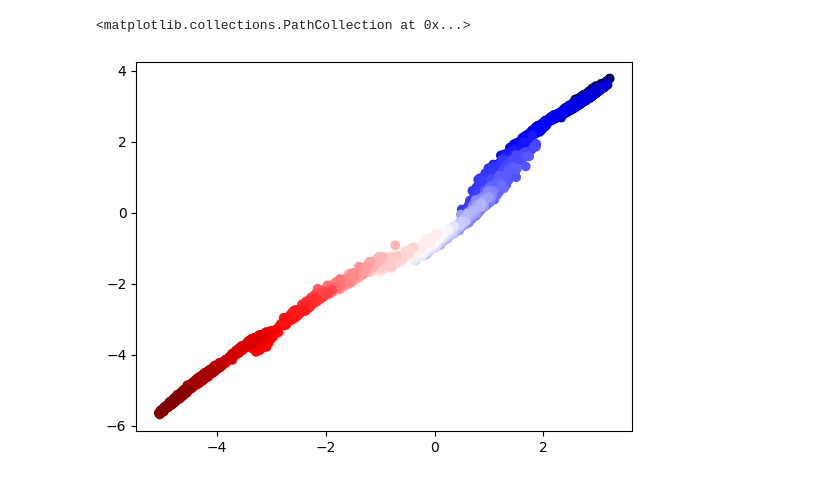
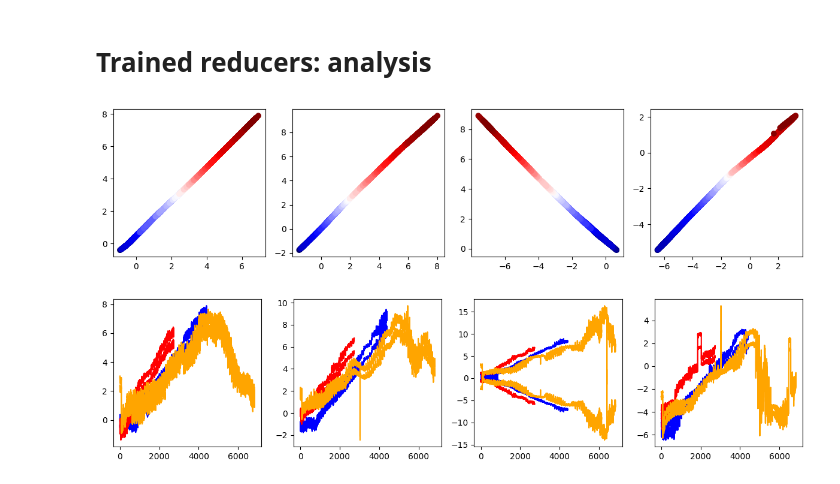
Before and after one commit to eduardocoraca/transmission-tower-monitoring, a Jupyter notebook: notebooks/8_metric_learning.ipynb, the cells around one changed output. Saved outputs shown, nothing was run; the diff lists cells and outputs as text; code cells hidden in the pictures.

```diff
--- a/notebooks/8_metric_learning.ipynb
+++ b/notebooks/8_metric_learning.ipynb
@@ -107,5 +82,0 @@ y = fr.transform(x_wpt)
-# %%
-plt.scatter(y[:,0], y[:,1], c=time, cmap="seismic")
-# %% [output]
-<matplotlib.collections.PathCollection at 0x...>
-[figure, removed]
@@ -119,0 +83,2 @@ for cable in range(1,5):
+# %% [markdown]
+# Trained reducers: analysis
@@ -119,0 +99,59 @@ for cable in range(1,5):
+# %%
+possible_levels = [4]
+possible_cables = [1,2,3,4]
+
+features_per_cable = {}
+
+reduced_train_data = {
+    f"c{cable}": {} for cable in possible_cables
+}
+reduced_valid_data = {
+    f"c{cable}": {} for cable in possible_cables
+}
+reduced_test_data = {
+    f"c{cable}": {} for cable in possible_cables
+}
+for level in tqdm(possible_levels):
+    for cable in [1,2,3,4]:
+        feature_pipeline = load_pipeline(path=PATH_MODELS, cable=cable, level=level)
+        cols = [c for c in features_per_cable_train[f"c{cable}"].columns if isinstance(c, int)]
+        x_wpt_train = features_per_cable_train[f"c{cable}"][cols].to_numpy()
+        x_wpt_valid = features_per_cable_valid[f"c{cable}"][cols].to_numpy()
+        x_wpt_test = features_per_cable_test[f"c{cable}"][cols].to_numpy()
+
+        with torch.no_grad():
+            x_d_train = feature_pipeline["feature_reduction"](torch.Tensor(x_wpt_train)).numpy()
+            x_d_valid = feature_pipeline["feature_reduction"](torch.Tensor(x_wpt_valid)).numpy()
+            x_d_test = feature_pipeline["feature_reduction"](torch.Tensor(x_wpt_test)).numpy()
+
+        reduced_train_data[f"c{cable}"][f"l{level}"] = x_d_train
+        reduced_valid_data[f"c{cable}"][f"l{level}"] = x_d_valid
+        reduced_test_data[f"c{cable}"][f"l{level}"] = x_d_test
+        del feature_pipeline
+# %%
+for level in possible_levels:
+    plt.figure(figsize=(12,3))
+    for i, cable in enumerate(possible_cables):
+        plt.subplot(1,4,i+1)
+        r = reduced_train_data[f"c{cable}"][f"l{level}"]
+        plt.scatter(r[:,0], r[:,1], c=np.arange(len(r)), cmap="seismic")
+    plt.tight_layout()
+# %% [output]
+[figure, added]
+# %%
+for level in possible_levels:
+    plt.figure(figsize=(12,3))
+    for i, cable in enumerate(possible_cables):
+        plt.subplot(1,4,i+1)
+        r = reduced_train_data[f"c{cable}"][f"l{level}"]
+        for k in range(r.shape[1]):
+            plt.plot(r[:,k], color="blue")
+        r = reduced_valid_data[f"c{cable}"][f"l{level}"]
+        for k in range(r.shape[1]):
+            plt.plot(r[:,k], color="red")
+        r = reduced_test_data[f"c{cable}"][f"l{level}"]
+        for k in range(r.shape[1]):
+            plt.plot(r[:,k], color="orange")
+    plt.tight_layout()
+# %% [output]
+[figure, added]
```
Also changed, not shown: parts of 16 cells of this notebook, 41 other files.
